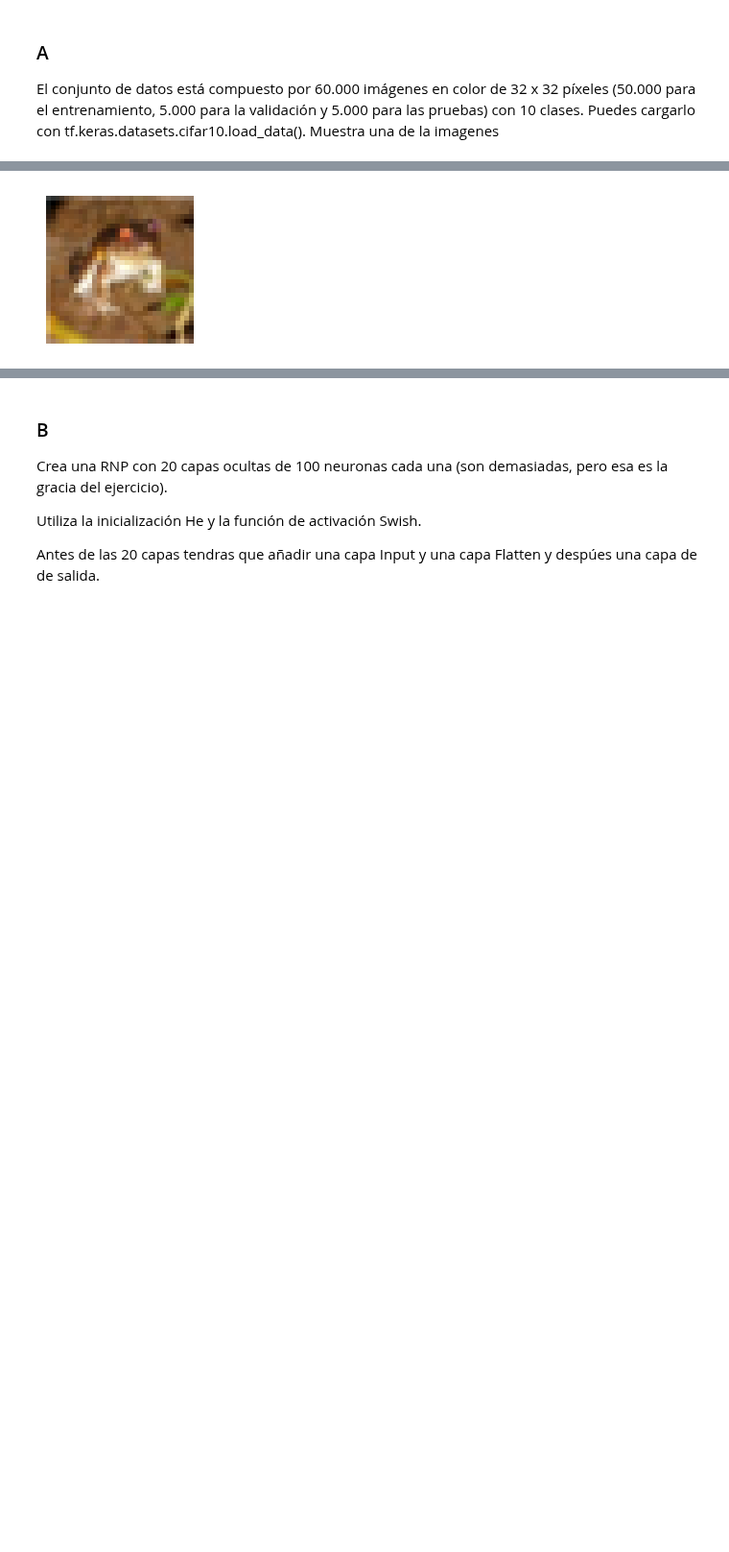
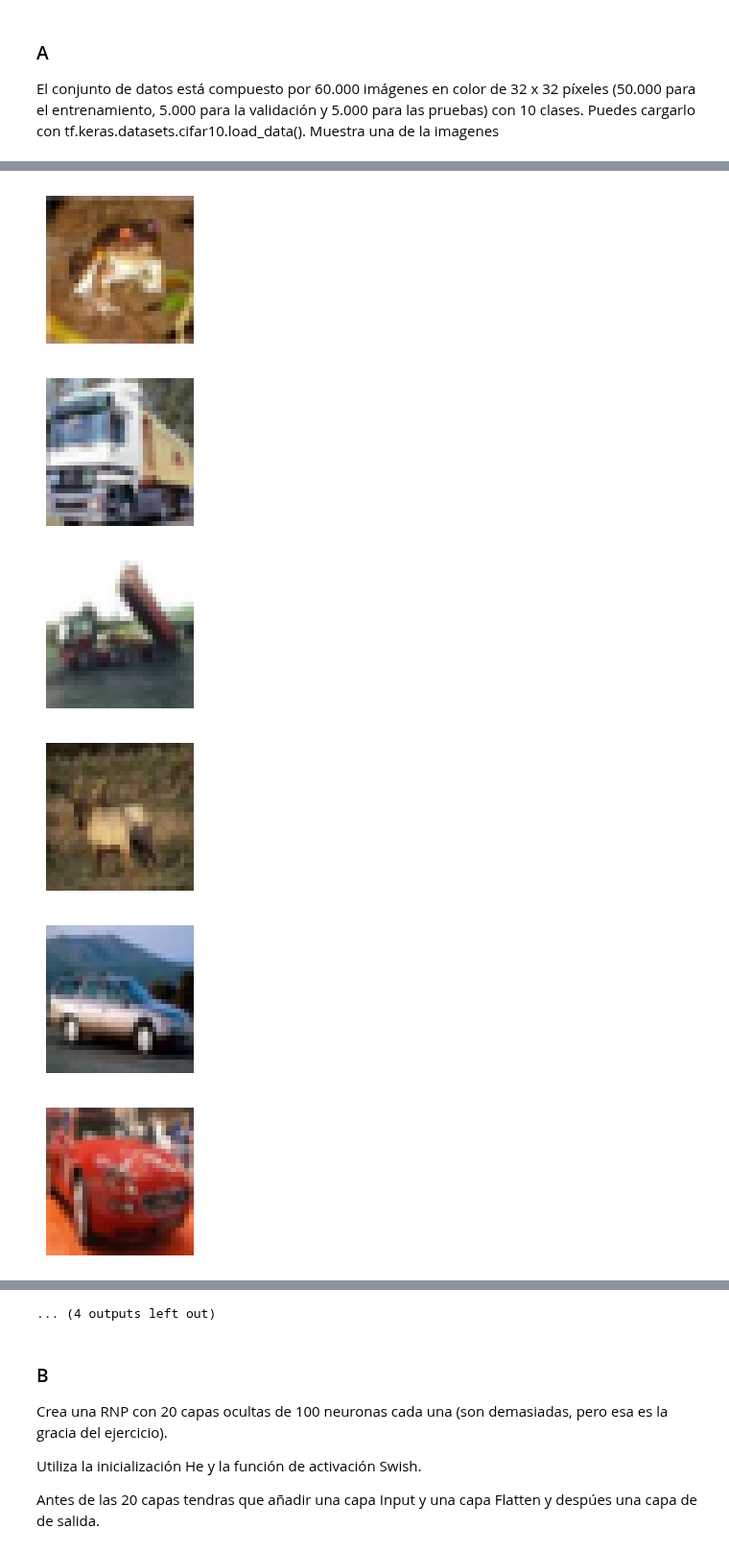
Before and after one commit to Elena2332/iabd, a Jupyter notebook: ia/sapa/deep_learning/4_6Ejercicios.ipynb, the cells around one changed output, grey strips where cells are left out. Shown at 96% size. Saved outputs shown, nothing was run; the diff lists cells and outputs as text; code cells hidden in the pictures; blank space fills up the shorter version.

```diff
--- a/ia/sapa/deep_learning/4_6Ejercicios.ipynb
+++ b/ia/sapa/deep_learning/4_6Ejercicios.ipynb
@@ -39,9 +40,18 @@ y_val = y_test_full[:5000]
 x_test = x_test_full[5000:10000]
 y_test = y_test_full[5000:10000]
 # %%
-plt.figure(figsize=(2, 2))
-plt.imshow(x_train[0])
-plt.axis('off')   # quita los ejes
-plt.show()
+i = 0
+for img in x_train:
+    plt.figure(figsize=(2, 2))
+    plt.imshow(img)
+    plt.axis('off')   # quita los ejes
+    plt.show()
+    i+=1
+    if i == 15: break
 # %% [output]
 [figure]
+[figure, added]
+[figure, added]
+[figure, added]
+[figure, added]
+[figure, added]
@@ -48,3 +64,4 @@ plt.show()
+... (4 outputs left out)
 # %% [markdown]
 ### B
 Crea una RNP con 20 capas ocultas de 100 neuronas cada una (son demasiadas,
```
Also changed, not shown: parts of 3 cells of this notebook, 2 other files.
